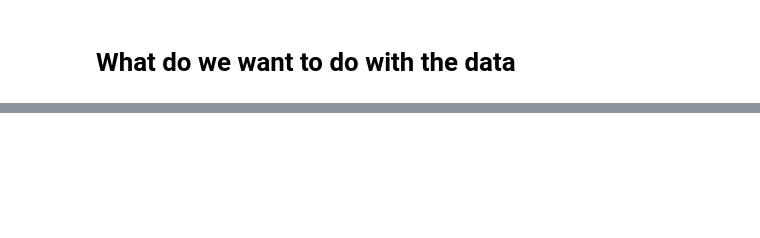
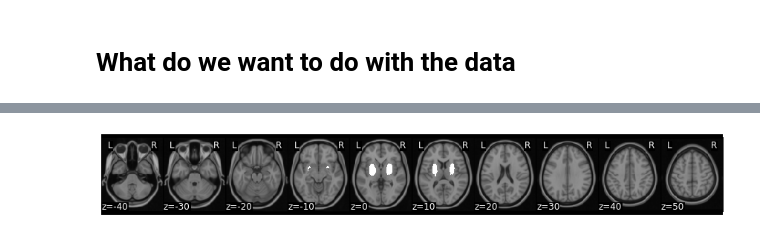
Before and after one commit to m2aenad/bbc_yana, a Jupyter notebook: BBC Introduction.ipynb, the cells around one changed output, grey strips where cells are left out. Cells and saved outputs as stored; diff of their text form; code cells hidden in the pictures; blank space fills up the shorter version.

```diff
--- a/BBC Introduction.ipynb
+++ b/BBC Introduction.ipynb
@@ -71,3 +71,8 @@ df
 | 9 | 1970-01-01 00:09:00 | 0.422347 | 0.453719 | -0.066384 | 0.295566 | -0.515607 | -1.039577 | -0.759382 | -0.029931 | 0.0 | 0.0 | ... |
 # %% [markdown]
 # What do we want to do with the data
+# %%
+mask = Brain_Data('http://neurovault.org/media/images/2099/Neurosynth%20Parcellation_0.nii.gz')
+mask_x = expand_mask(mask)
+
+mask.plot()
@@ -73,0 +101,6 @@ df
+# %%
+roi = 17
+
+mask_x[roi].plot()
+# %% [output]
+[figure, added]
```
Also changed, not shown: parts of 9 cells of this notebook.
